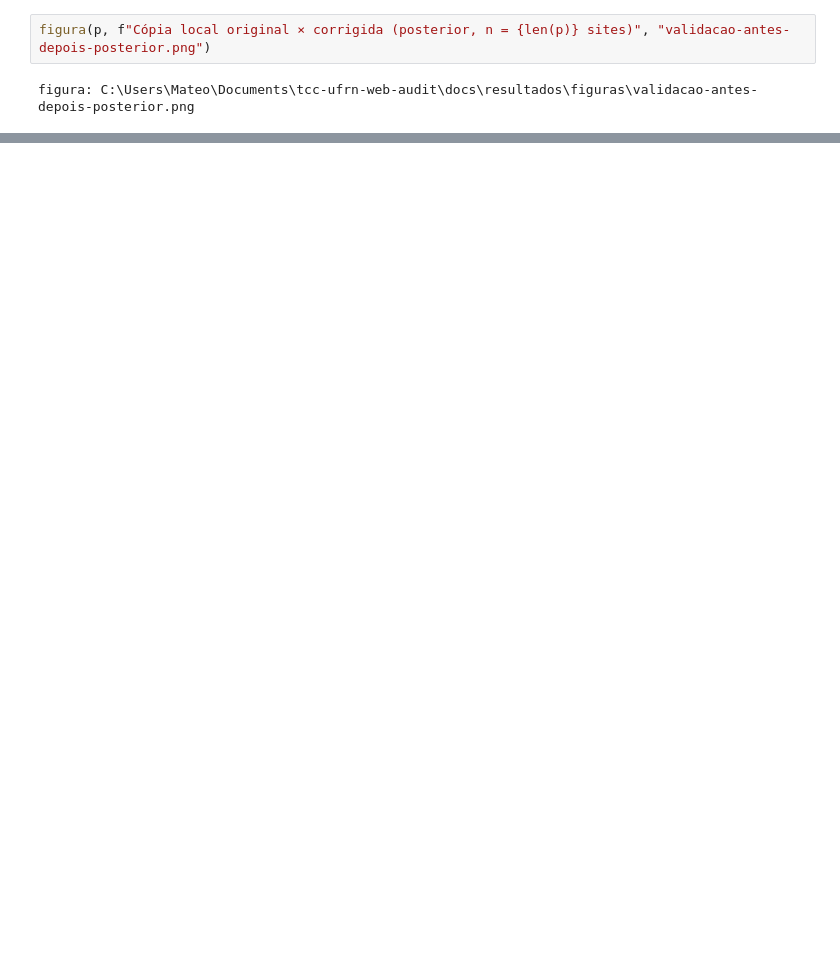
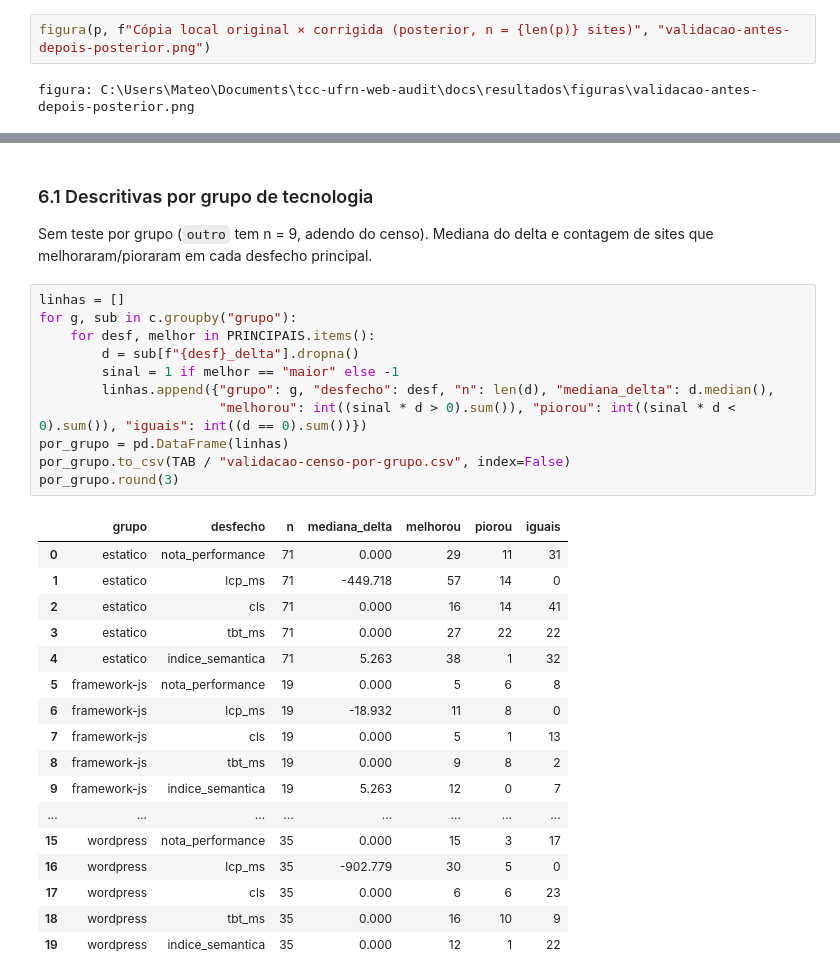
Before and after one commit to MateoCalazans/tcc-ufrn-web-audit, a Jupyter notebook: analysis/validacao.ipynb, the cells around one changed output, grey strips where cells are left out. Saved outputs shown, nothing was run; the diff lists cells and outputs as text; blank space fills up the shorter version.

```diff
--- a/analysis/validacao.ipynb
+++ b/analysis/validacao.ipynb
@@ -298,0 +334,33 @@ figura: C:\Users\Mateo\Documents\tcc-ufrn-web-audit\docs\resultados\figuras\vali
+# %% [markdown]
+### 6.1 Descritivas por grupo de tecnologia
+
+Sem teste por grupo (`outro` tem n = 9, adendo do censo). Mediana do delta e contagem de sites que melhoraram/pioraram em cada desfecho principal.
+# %%
+linhas = []
+for g, sub in c.groupby("grupo"):
+    for desf, melhor in PRINCIPAIS.items():
+        d = sub[f"{desf}_delta"].dropna()
+        sinal = 1 if melhor == "maior" else -1
+        linhas.append({"grupo": g, "desfecho": desf, "n": len(d), "mediana_delta": d.median(),
+                       "melhorou": int((sinal * d > 0).sum()), "piorou": int((sinal * d < 0).sum()), "iguais": int((d == 0).sum())})
+por_grupo = pd.DataFrame(linhas)
+por_grupo.to_csv(TAB / "validacao-censo-por-grupo.csv", index=False)
+por_grupo.round(3)
+# %% [output]
+|  | grupo | desfecho | n | mediana_delta | melhorou | piorou | iguais |
+| 0 | estatico | nota_performance | 71 | 0.000 | 29 | 11 | 31 |
+| 1 | estatico | lcp_ms | 71 | -449.718 | 57 | 14 | 0 |
+| 2 | estatico | cls | 71 | 0.000 | 16 | 14 | 41 |
+| 3 | estatico | tbt_ms | 71 | 0.000 | 27 | 22 | 22 |
+| 4 | estatico | indice_semantica | 71 | 5.263 | 38 | 1 | 32 |
+| 5 | framework-js | nota_performance | 19 | 0.000 | 5 | 6 | 8 |
+| 6 | framework-js | lcp_ms | 19 | -18.932 | 11 | 8 | 0 |
+| 7 | framework-js | cls | 19 | 0.000 | 5 | 1 | 13 |
+| 8 | framework-js | tbt_ms | 19 | 0.000 | 9 | 8 | 2 |
+| 9 | framework-js | indice_semantica | 19 | 5.263 | 12 | 0 | 7 |
+| ... | ... | ... | ... | ... | ... | ... | ... |
+| 15 | wordpress | nota_performance | 35 | 0.000 | 15 | 3 | 17 |
+| 16 | wordpress | lcp_ms | 35 | -902.779 | 30 | 5 | 0 |
+| 17 | wordpress | cls | 35 | 0.000 | 6 | 6 | 23 |
+| 18 | wordpress | tbt_ms | 35 | 0.000 | 16 | 10 | 9 |
+| 19 | wordpress | indice_semantica | 35 | 0.000 | 12 | 1 | 22 |
```
Also changed, not shown: parts of 7 cells of this notebook, 5 other files.
